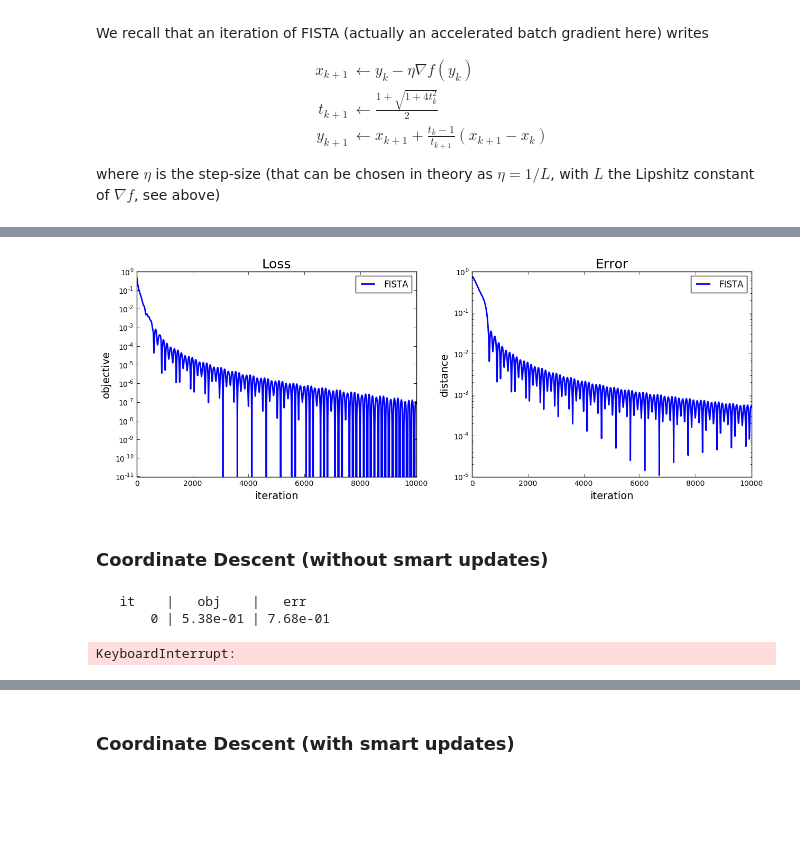
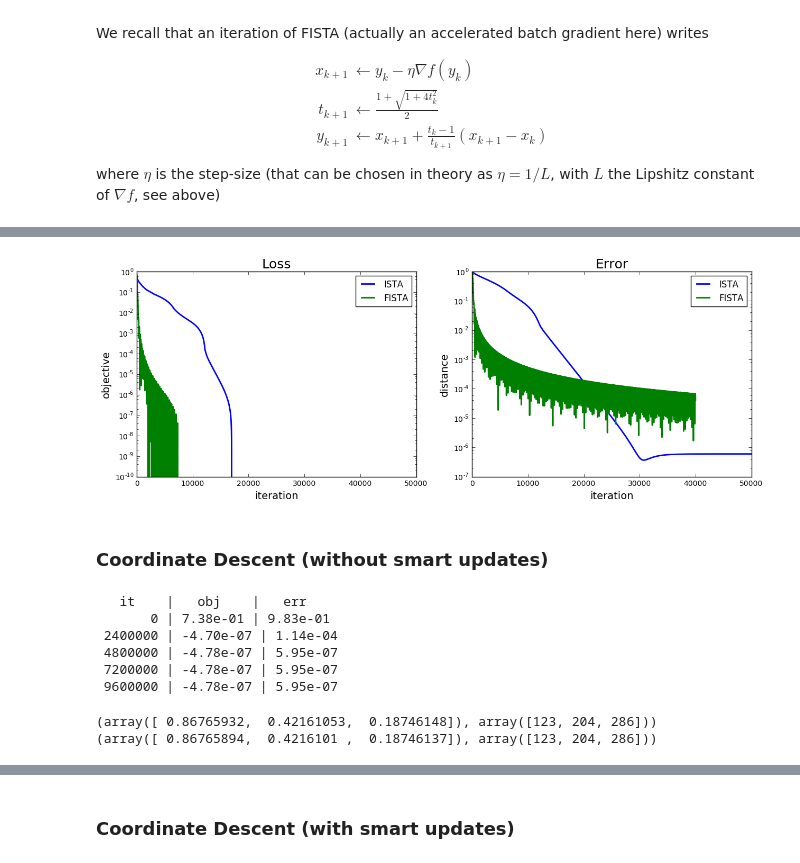
Before and after one commit to DataNest/project-optimization-data-science, a Jupyter notebook: project_el_alaoui_salma_and_hung_chia_man_and_liu_zhengying-merge.ipynb, the cells around one changed output, grey strips where cells are left out. Cells and saved outputs as stored; diff of their text form; code cells hidden in the pictures; blank space fills up the shorter version.

Commit message:
add intercept in Q 16  + add plots + slightly change question 11

```diff
--- a/project_el_alaoui_salma_and_hung_chia_man_and_liu_zhengying-merge.ipynb
+++ b/project_el_alaoui_salma_and_hung_chia_man_and_liu_zhengying-merge.ipynb
@@ -932,0 +951,3 @@ def qp_no_intercept(H, e, C=np.inf, l=1e-8, verbose=True):
+# %%
+X, y = datasets(name='gaussian', n_points=300, sigma=0.7)
+X = np.concatenate((X, np.ones((len(X), 1))), axis=1)
@@ -933,5 +957,5 @@ def qp_no_intercept(H, e, C=np.inf, l=1e-8, verbose=True):
 # %%
 # Find the true x_min and f_min
 x_min = np.zeros(model.n)
-x_min = qp_no_intercept(model.H, model.e, c, l=1e-20, verbose=False)
+x_min = qp_no_intercept(model.H, model.e, c, l=1e-8, verbose=False)
 f_min = model.loss(x_min)
@@ -999,28 +1026,0 @@ x_ista = ista(x_init, model.grad, model.prox_g, n_iter, step, callback=ista_insp
-# %%
-plt.figure(figsize=(15, 5))
-
-plt.subplot(1, 2, 1)
-
-inspectors = [ista_inspector]
-
-solvers = ["ISTA"]
-
-for insp in inspectors:
-    plt.plot(insp.obj, lw=2)
-    plt.title("Loss", fontsize=18)
-    plt.xlabel("iteration", fontsize=14)
-    plt.ylabel("objective", fontsize=14)
-    plt.yscale("log")
-
-plt.legend(solvers)
-
-plt.subplot(1, 2, 2)
-
-for insp in inspectors:
-    plt.plot(insp.err, lw=2)
-    plt.title("Error", fontsize=18)
-    plt.xlabel("iteration", fontsize=14)
-    plt.ylabel("distance", fontsize=14)
-    plt.yscale("log")
-
-plt.legend(solvers);
@@ -1082,33 +1104,33 @@ x_fista = fista(x_init, model.grad, model.prox_g, n_iter, step, callback=fista_i
 # %%
 plt.figure(figsize=(15, 5))
 
 plt.subplot(1, 2, 1)
 
-inspectors = [fista_inspector]
+inspectors = [ista_inspector, fista_inspector]
 
-solvers = ["FISTA"]
+solvers = ["ISTA", "FISTA"]
 
 for insp in inspectors:
     plt.plot(insp.obj, lw=2)
     plt.title("Loss", fontsize=18)
     plt.xlabel("iteration", fontsize=14)
     plt.ylabel("objective", fontsize=14)
     plt.yscale("log")
 
 plt.legend(solvers)
 
 plt.subplot(1, 2, 2)
 
 for insp in inspectors:
     plt.plot(insp.err, lw=2)
     plt.title("Error", fontsize=18)
     plt.xlabel("iteration", fontsize=14)
     plt.ylabel("distance", fontsize=14)
     plt.yscale("log")
 
 plt.legend(solvers);
 # %% [output]
-[figure, old version]
+[figure, new version]
 # %% [markdown]
 ### Coordinate Descent (without smart updates)
 # %%
@@ -1123,12 +1145,21 @@ def cd(x_init, n, grad, prox, n_iter=100, step=1., callback=None):
             callback(x)
     return x
 # %%
-n_iter = 10000 * 300
+n_iter = 40000 * 300
 step = 1. / model.lipschitz_i()
 x_init = np.zeros(model.n)
 cd_inspector = inspector(model.loss, verbose=True)
 x_cd = cd(x_init, model.n, model.grad_i, model.prox_g, n_iter, step, callback=cd_inspector)
 # %% [output]
    it    |   obj    |   err
-       0 | 5.38e-01 | 7.68e-01
+       0 | 7.38e-01 | 9.83e-01
+ 2400000 | -4.70e-07 | 1.14e-04
+ 4800000 | -4.78e-07 | 5.95e-07
+ 7200000 | -4.78e-07 | 5.95e-07
+ 9600000 | -4.78e-07 | 5.95e-07
-KeyboardInterrupt:
+# %%
+print(get_support_vec(x_cd))
+print(get_support_vec(x_min))
+# %% [output]
+(array([ 0.86765932,  0.42161053,  0.18746148]), array([123, 204, 286]))
+(array([ 0.86765894,  0.4216101 ,  0.18746137]), array([123, 204, 286]))
```
Also changed, not shown: parts of 40 cells of this notebook.
